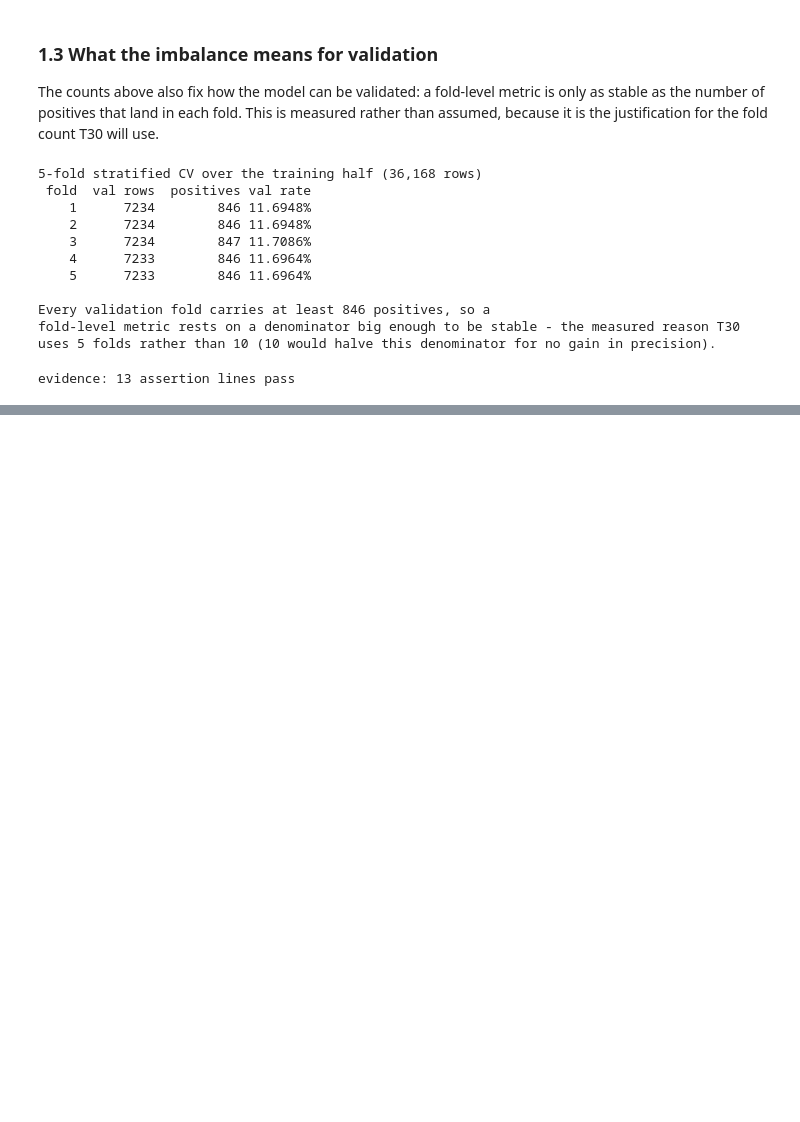
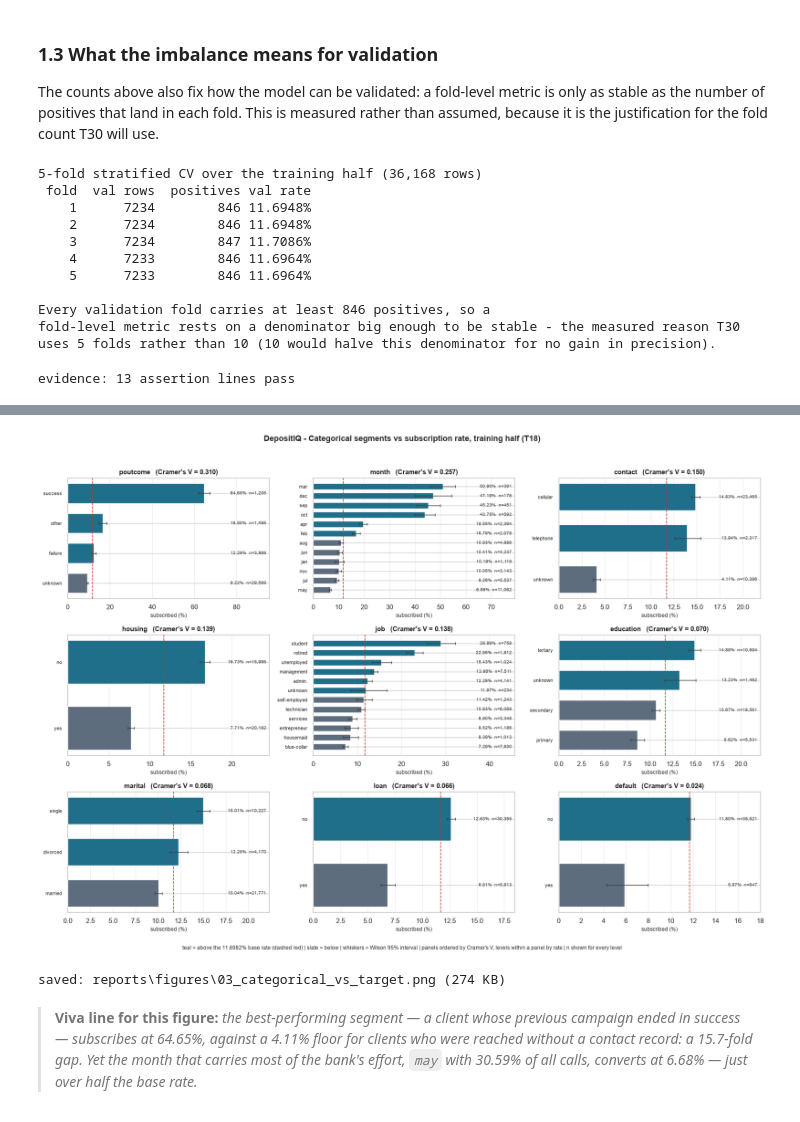
Before and after one commit to mayurkusmade/depositiq-term-deposit-prediction, a Jupyter notebook: notebooks/03_eda.ipynb, the cells around one changed output, grey strips where cells are left out. Cells and saved outputs as stored; diff of their text form; code cells hidden in the pictures; blank space fills up the shorter version.

```diff
--- a/notebooks/03_eda.ipynb
+++ b/notebooks/03_eda.ipynb
@@ -299,0 +757,57 @@ evidence: 13 assertion lines pass
+# %%
+# One panel per categorical column, ordered by Cramer's V so the strongest association is read first.
+# Bars are each level's subscription rate, sorted within the panel, with a Wilson 95% interval whisker:
+# a rate standing on 178 rows and a rate standing on 29,589 must not be read with equal confidence.
+# The dashed line is the base rate, so "above" and "below" are visible without reading the axis.
+ABOVE, BELOW, INK = "#1f6f8b", "#5d6d7e", "#2f2f2f"
+
+fig, axes = plt.subplots(3, 3, figsize=(16.6, 11.8))
+for ax, col in zip(axes.ravel(), category_rank.index):
+    block = segment_profile[segment_profile["column"] == col].sort_values("rate")
+    positions = np.arange(len(block))
+    ax.barh(positions, block["rate"] * 100, height=0.66, zorder=3,
+            color=[ABOVE if value > rate else BELOW for value in block["rate"]])
+    ax.errorbar(block["rate"] * 100, positions,
+                xerr=[(block["rate"] - block["ci_low"]) * 100,
+                      (block["ci_high"] - block["rate"]) * 100],
+                fmt="none", ecolor="#3c3c3c", elinewidth=1.0, capsize=2.4, zorder=4)
+    ax.axvline(rate * 100, color="#c0392b", linestyle="--", linewidth=1.1, zorder=5)
+
+    ax.set_yticks(positions)
+    ax.set_yticklabels(block["level"], fontsize=8)
+    # The axis is per panel, scaled to that column's own range, because `poutcome` reaches 64.65% and
+    # `default` 11.80% - a shared axis would flatten eight of nine panels into invisible slivers. The
+    # base-rate line and the V in each title are what keep the panels comparable.
+    ax.set_xlim(0, max(block["ci_high"].max() * 100 * 1.42, 18))
+    for position, (_, row) in zip(positions, block.iterrows()):
+        ax.text(ax.get_xlim()[1] * 0.985, position,
+                # `rate` is a fraction, so the label multiplies by 100 exactly as the bar length
+                # does; formatting the fraction directly printed 0.65% beside a 64.65% bar.
+                f"{row['rate'] * 100:.2f}%  n={int(row['n']):,}",
+                ha="right", va="center", fontsize=7.2, color=INK, zorder=6)
+    ax.set_title(f"{col}   (Cramer's V = {block['cramer_v'].iloc[0]:.3f})",
+                 fontsize=11, weight="bold")
+    ax.set_xlabel("subscribed (%)", fontsize=8.5)
+    ax.grid(axis="x", alpha=0.35, zorder=0)
+    ax.set_axisbelow(True)
+
+fig.suptitle("DepositIQ - Categorical segments vs subscription rate, training half (T18)",
+             fontsize=13, weight="bold", y=0.995)
+fig.text(0.5, 0.012,
+         f"teal = above the {rate:.4%} base rate (dashed red) | slate = below | whiskers = Wilson 95% "
+         f"interval | panels ordered by Cramer's V, levels within a panel by rate | n shown for every level",
+         ha="center", fontsize=8.5, color="#2f2f2f")
+fig.tight_layout(rect=(0, 0.03, 1, 0.975))
+categorical_figure_path = config.FIGURES_DIR / "03_categorical_vs_target.png"
+fig.savefig(categorical_figure_path, dpi=150, bbox_inches="tight")
+plt.show()
+print("saved:", categorical_figure_path.relative_to(REPO_ROOT),
+      f"({categorical_figure_path.stat().st_size / 1024:.0f} KB)")
+# %% [output]
+[figure, added]
+saved: reports\figures\03_categorical_vs_target.png (274 KB)
+# %% [markdown]
+> **Viva line for this figure:** *the best-performing segment — a client whose previous campaign ended
+> in success — subscribes at 64.65%, against a 4.11% floor for clients who were reached without a
+> contact record: a 15.7-fold gap. Yet the month that carries most of the bank's effort, `may` with
+> 30.59% of all calls, converts at 6.68% — just over half the base rate.*
```
Also changed, not shown: parts of 20 cells of this notebook, 3 other files.
